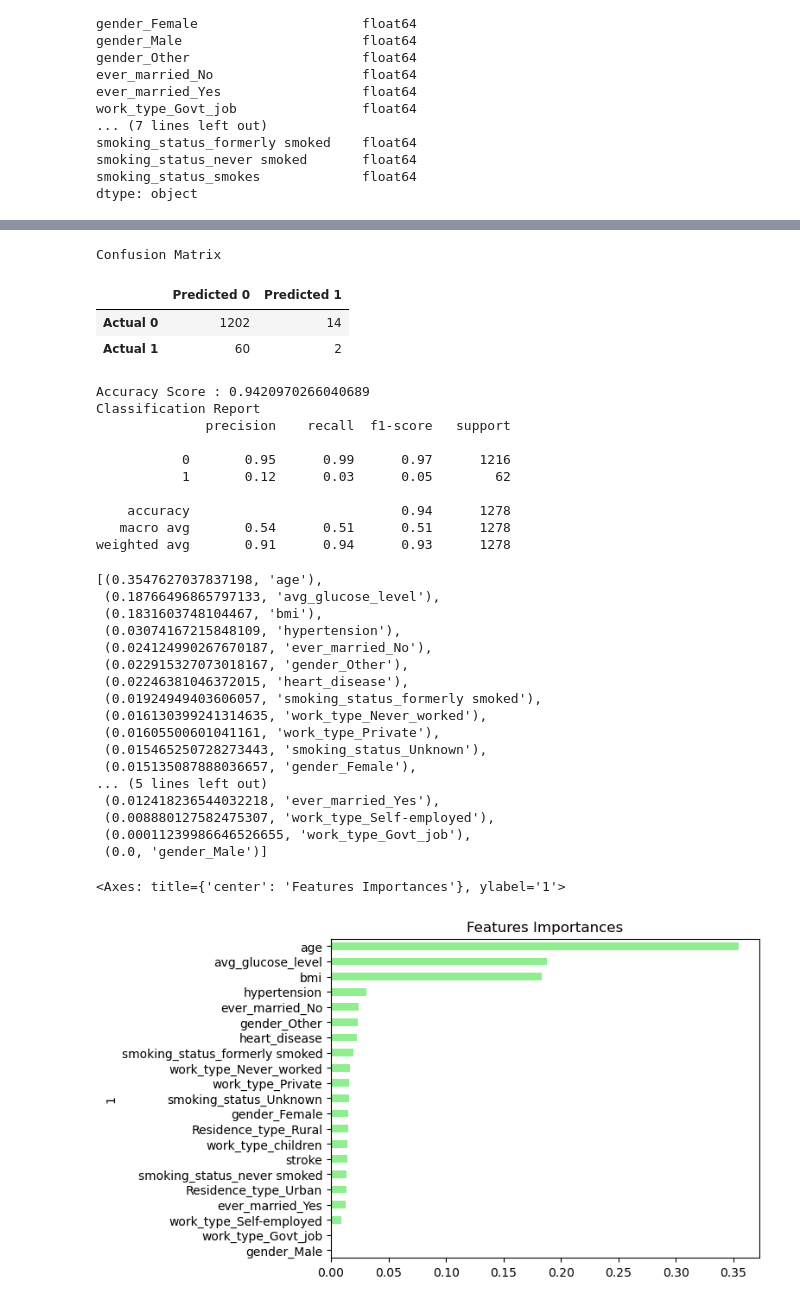
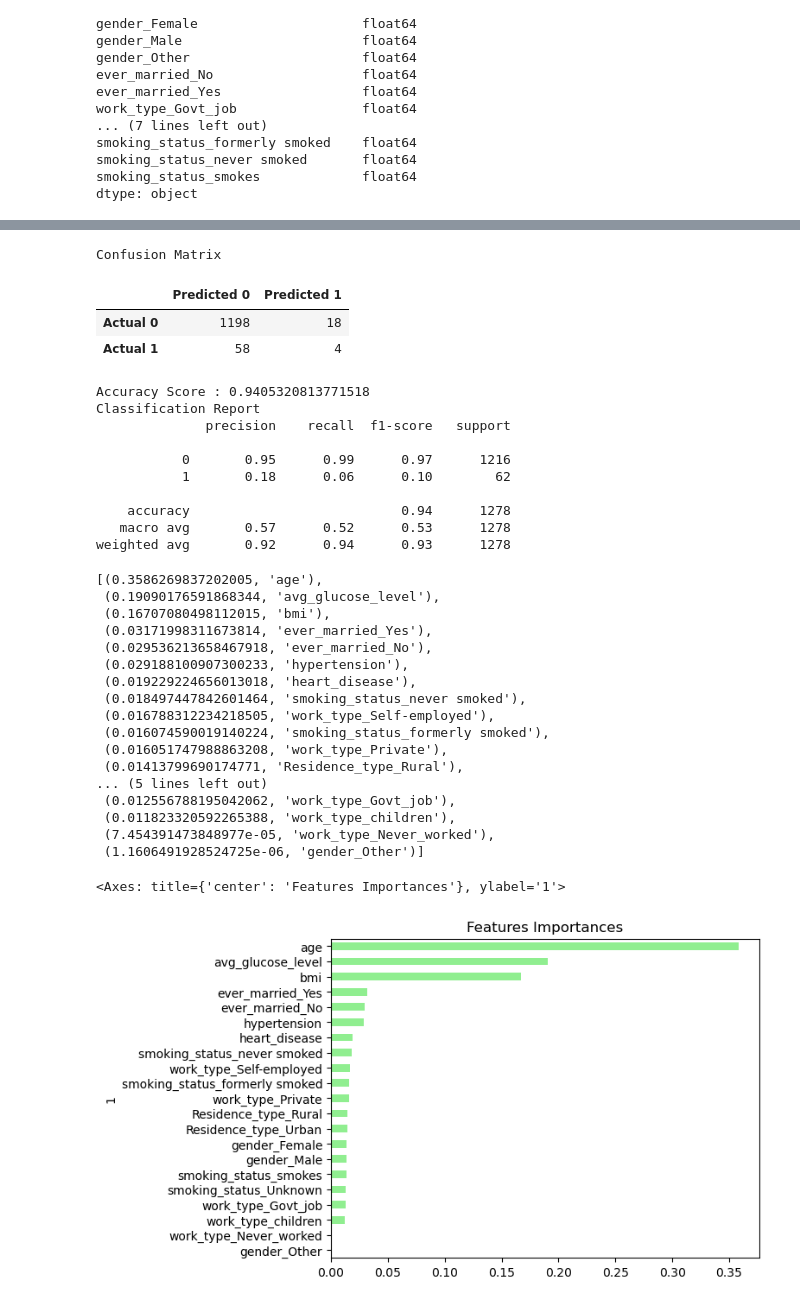
Before and after one commit to rbitas/Stroke-Prediction, a Jupyter notebook: Machine_Learning_Exploration-Sam/stroke_RandomForest.ipynb, the cells around one changed output, grey strips where cells are left out. Saved outputs shown, nothing was run; the diff lists cells and outputs as text; code cells hidden in the pictures.

```diff
--- a/Machine_Learning_Exploration-Sam/stroke_RandomForest.ipynb
+++ b/Machine_Learning_Exploration-Sam/stroke_RandomForest.ipynb
@@ -76,7 +76,3 @@ smoking_status_formerly smoked    float64
 smoking_status_never smoked       float64
 smoking_status_smokes             float64
 dtype: object
-# %%
-# Min bmi = 103, max bmi = 97.6 and average of the two the two equals 53.95
-df['bmi'] = df['bmi'].fillna(53.95)
-df.head()
@@ -90,0 +84,4 @@ df.head()
+# %%
+# Replace null values
+df['bmi'] = df['bmi'].fillna(29.88)
+df.head()
@@ -91,7 +96,12 @@ df.head()
 # %%
 # Remove stroke dtarget from features data
 y = df.stroke.values
-X = df.drop(columns="stroke").values
+X = df.drop(columns="stroke")
+
+columns = X.columns
+
+X = X.values
+
 
 # Split training/test datasets
 X_train, X_test, y_train, y_test = train_test_split(X, y, stratify=y)
@@ -140,18 +150,18 @@ print(classification_report(y_test, predictions))
 # %% [output]
 Confusion Matrix
 |  | Predicted 0 | Predicted 1 |
-| Actual 0 | 1202 | 14 |
-| Actual 1 | 60 | 2 |
+| Actual 0 | 1198 | 18 |
+| Actual 1 | 58 | 4 |
-Accuracy Score : 0.9420970266040689
+Accuracy Score : 0.9405320813771518
 Classification Report
               precision    recall  f1-score   support
 
            0       0.95      0.99      0.97      1216
-           1       0.12      0.03      0.05        62
+           1       0.18      0.06      0.10        62
 
     accuracy                           0.94      1278
-   macro avg       0.54      0.51      0.51      1278
-weighted avg       0.91      0.94      0.93      1278
+   macro avg       0.57      0.52      0.53      1278
+weighted avg       0.92      0.94      0.93      1278
 # %%
 # CHECK WITH INSTRUCTOR TO MAKE SURE "df.columsn" is working properly vs. "X.columns" which is what we did in the example in class!!
 # CHECK WITH INSTRUCTOR, where is smoking status smoked?
@@ -160,35 +170,35 @@ weighted avg       0.91      0.94      0.93      1278
 importances = rf_model.feature_importances_
 
 # We can sort the features by their importance
-sorted(zip(rf_model.feature_importances_, df.columns), reverse=True)
+sorted(zip(rf_model.feature_importances_, columns), reverse=True)
 # %% [output]
-[(0.3547627037837198, 'age'),
- (0.18766496865797133, 'avg_glucose_level'),
- (0.1831603748104467, 'bmi'),
- (0.03074167215848109, 'hypertension'),
- (0.024124990267670187, 'ever_married_No'),
- (0.022915327073018167, 'gender_Other'),
- (0.02246381046372015, 'heart_disease'),
- (0.01924949403606057, 'smoking_status_formerly smoked'),
- (0.016130399241314635, 'work_type_Never_worked'),
- (0.01605500601041161, 'work_type_Private'),
- (0.015465250728273443, 'smoking_status_Unknown'),
- (0.015135087888036657, 'gender_Female'),
+[(0.3586269837202005, 'age'),
+ (0.19090176591868344, 'avg_glucose_level'),
+ (0.16707080498112015, 'bmi'),
+ (0.03171998311673814, 'ever_married_Yes'),
+ (0.029536213658467918, 'ever_married_No'),
+ (0.029188100907300233, 'hypertension'),
+ (0.019229224656013018, 'heart_disease'),
+ (0.018497447842601464, 'smoking_status_never smoked'),
+ (0.016788312234218505, 'work_type_Self-employed'),
+ (0.016074590019140224, 'smoking_status_formerly smoked'),
+ (0.016051747988863208, 'work_type_Private'),
+ (0.01413799690174771, 'Residence_type_Rural'),
 ... (5 lines left out)
- (0.012418236544032218, 'ever_married_Yes'),
- (0.008880127582475307, 'work_type_Self-employed'),
- (0.00011239986646526655, 'work_type_Govt_job'),
- (0.0, 'gender_Male')]
+ (0.012556788195042062, 'work_type_Govt_job'),
+ (0.011823320592265388, 'work_type_children'),
+ (7.454391473848977e-05, 'work_type_Never_worked'),
+ (1.1606491928524725e-06, 'gender_Other')]
 # %%
 # CHECK WITH INSTRUCTOR TO MAKE SURE "df.columsn" is working properly vs. "X.columns" which is what we did in the example in class!!
 # CHECK WITH INSTRUCTOR, where is smoking status smoked?
 
-importances_df = pd.DataFrame(sorted(zip(rf_model.feature_importances_, df.columns), reverse=True))
+importances_df = pd.DataFrame(sorted(zip(rf_model.feature_importances_, columns), reverse=True))
 importances_df.set_index(importances_df[1], inplace=True)
 importances_df.drop(columns=1, inplace=True)
 importances_df.rename(columns={0: 'Feature Importances'}, inplace=True)
 importances_sorted = importances_df.sort_values(by='Feature Importances')
 importances_sorted.plot(kind='barh', color='lightgreen', title= 'Features Importances', legend=False)
 # %% [output]
 <Axes: title={'center': 'Features Importances'}, ylabel='1'>
-[figure, old version]
+[figure, new version]
```
Also changed, not shown: parts of 3 cells of this notebook, 4 other files.
